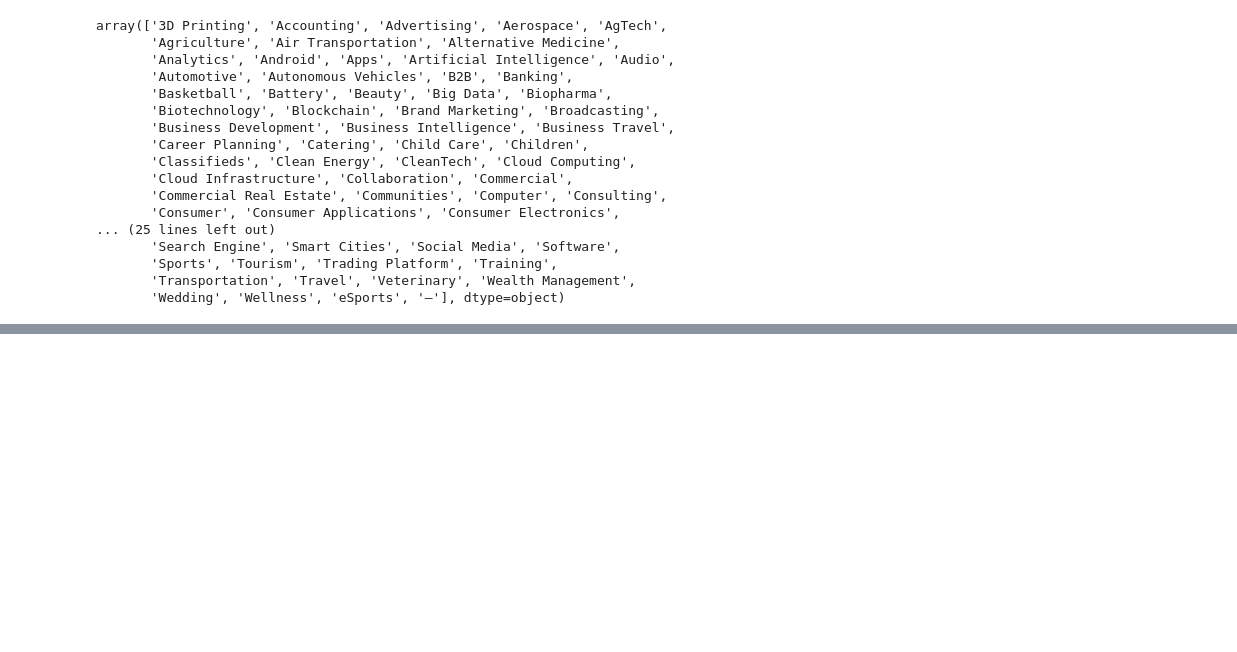
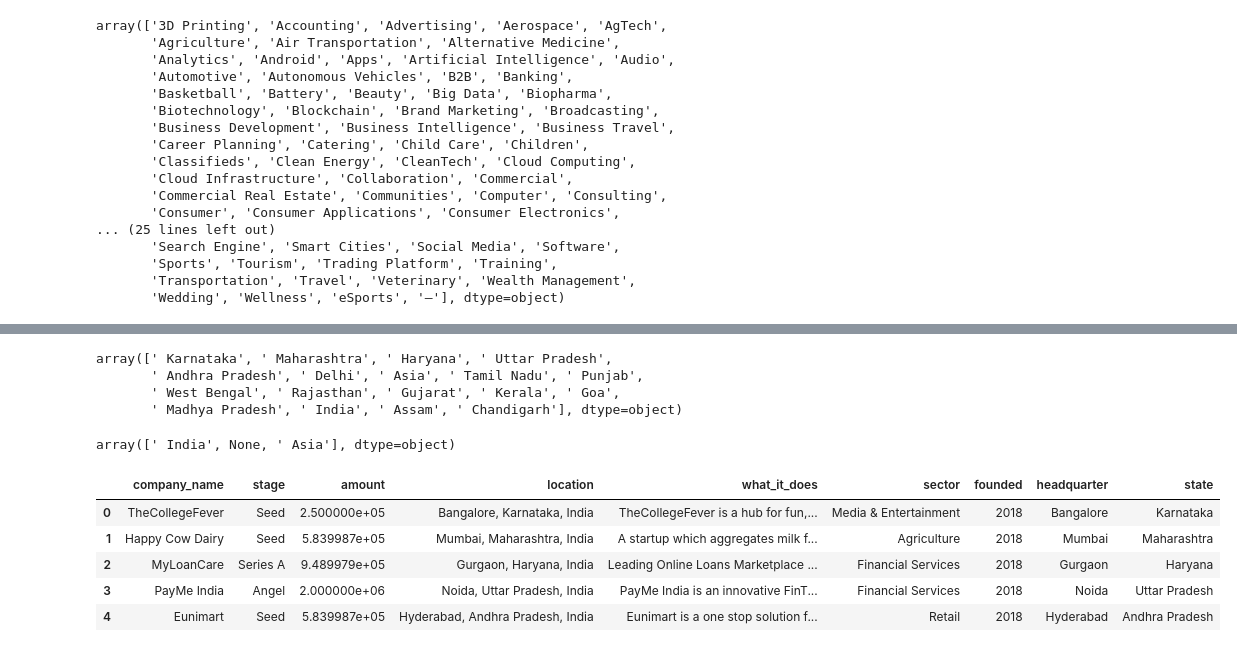
Before and after one commit to adubrightkwartengsnr/India_Startup_Analysis_2018-2021, a Jupyter notebook: start_up_analysis.ipynb, the cells around one changed output, grey strips where cells are left out. Saved outputs shown, nothing was run; the diff lists cells and outputs as text; code cells hidden in the pictures; blank space fills up the shorter version.

Commit message:
done cleaning 2018 dataset

```diff
--- a/start_up_analysis.ipynb
+++ b/start_up_analysis.ipynb
@@ -801,0 +866,24 @@ sector_dict = {{"Technology":
+# %%
+# check for the unique states in the dataset
+df_2018["state"].unique()
+# %% [output]
+array([' Karnataka', ' Maharashtra', ' Haryana', ' Uttar Pradesh',
+       ' Andhra Pradesh', ' Delhi', ' Asia', ' Tamil Nadu', ' Punjab',
+       ' West Bengal', ' Rajasthan', ' Gujarat', ' Kerala', ' Goa',
+       ' Madhya Pradesh', ' India', ' Assam', ' Chandigarh'], dtype=object)
+# %%
+# check for the unique values in the country column
+df_2018["country"].unique()
+# %% [output]
+array([' India', None, ' Asia'], dtype=object)
+# %%
+# drop the country column
+df_2018.drop(columns=["country"],inplace=True)
+df_2018.head()
+# %% [output]
+|  | company_name | stage | amount | location | what_it_does | sector | founded | headquarter | state |
+| 0 | TheCollegeFever | Seed | 2.500000e+05 | Bangalore, Karnataka, India | TheCollegeFever is a hub for fun,... | Media & Entertainment | 2018 | Bangalore | Karnataka |
+| 1 | Happy Cow Dairy | Seed | 5.839987e+05 | Mumbai, Maharashtra, India | A startup which aggregates milk f... | Agriculture | 2018 | Mumbai | Maharashtra |
+| 2 | MyLoanCare | Series A | 9.489979e+05 | Gurgaon, Haryana, India | Leading Online Loans Marketplace ... | Financial Services | 2018 | Gurgaon | Haryana |
+| 3 | PayMe India | Angel | 2.000000e+06 | Noida, Uttar Pradesh, India | PayMe India is an innovative FinT... | Financial Services | 2018 | Noida | Uttar Pradesh |
+| 4 | Eunimart | Seed | 5.839987e+05 | Hyderabad, Andhra Pradesh, India | Eunimart is a one stop solution f... | Retail | 2018 | Hyderabad | Andhra Pradesh |
```
Also changed, not shown: parts of 24 cells of this notebook.
